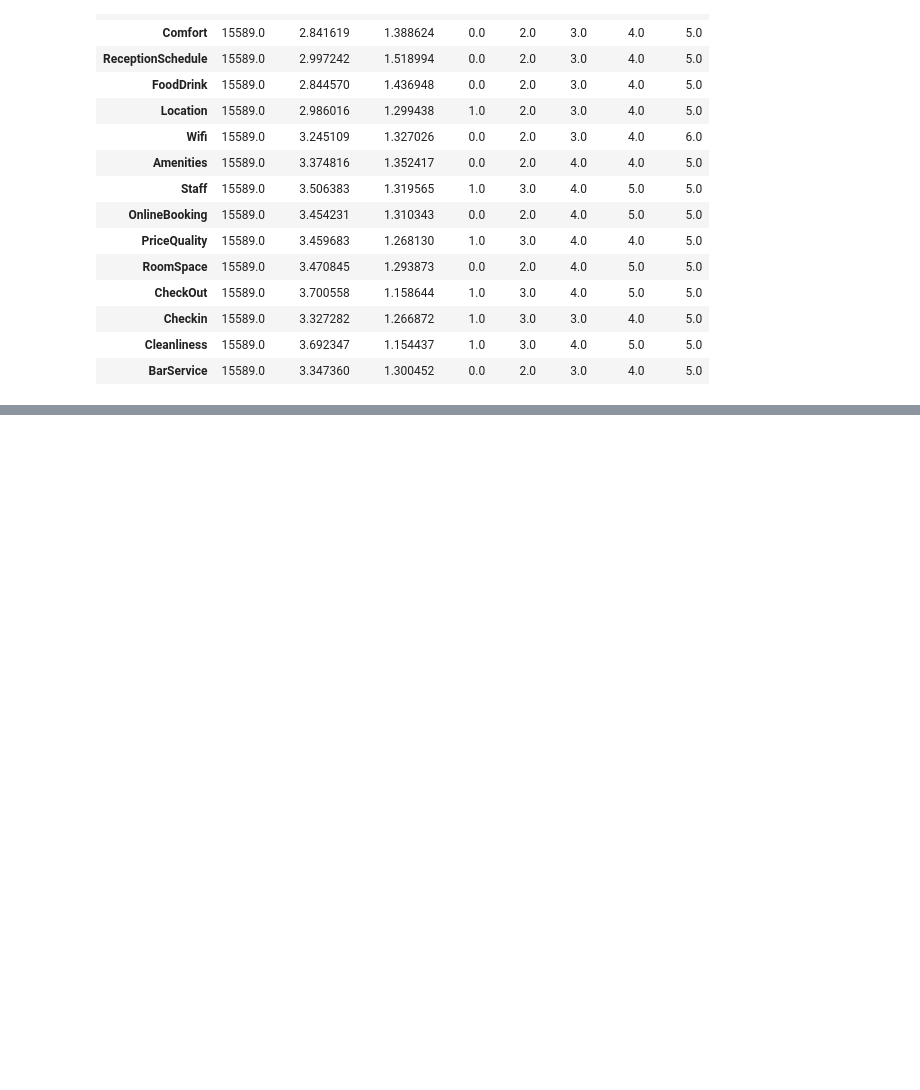
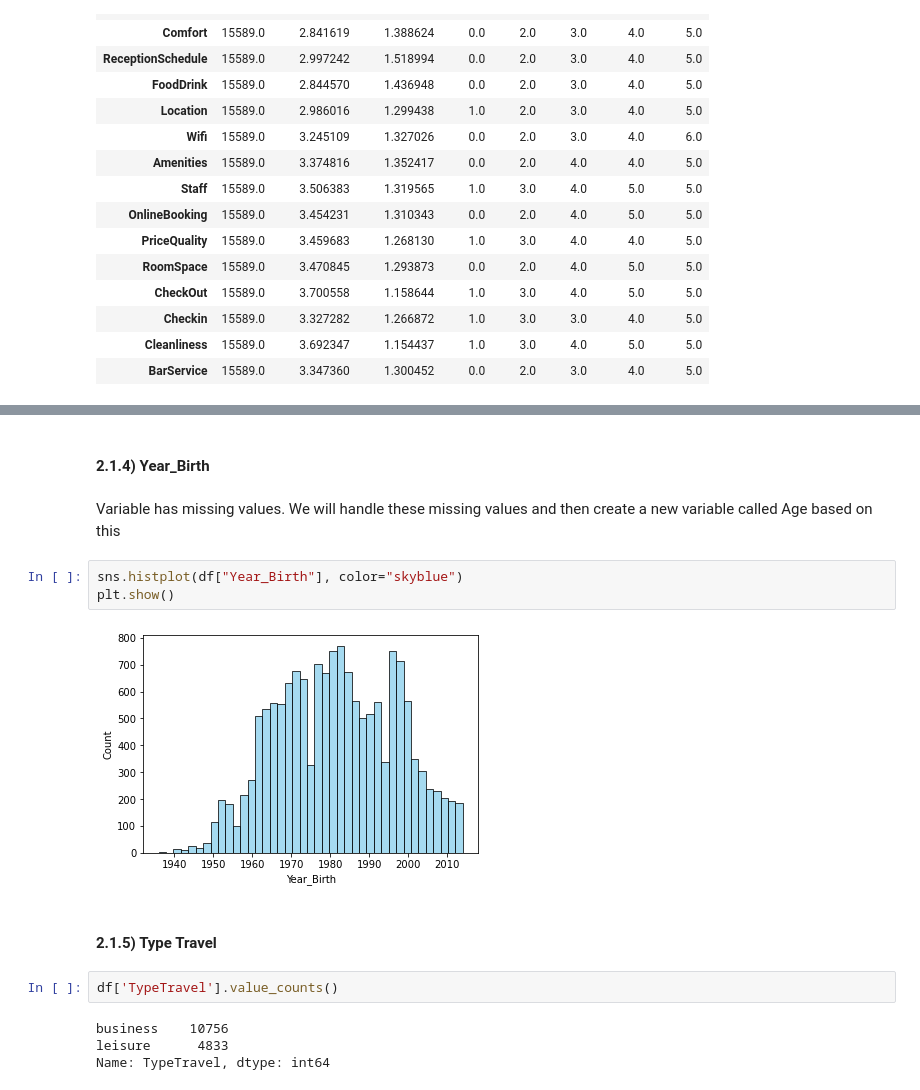
Before and after one commit to vascopombo/DSProject, a Jupyter notebook: P2/Project.ipynb, the cells around one changed output, grey strips where cells are left out. Drawn from its saved outputs; the diff is of its cells as text; blank space fills up the shorter version.

```diff
--- a/P2/Project.ipynb
+++ b/P2/Project.ipynb
@@ -126,0 +224,17 @@ df['Gender'] = [1 if i == 'Mr.' else 0 for i in df["Name"].str[:3]]
+# %% [markdown]
+#### 2.1.4) Year_Birth
+# %% [markdown]
+Variable has missing values. We will handle these missing values and then create a new variable called Age based on this
+# %%
+sns.histplot(df["Year_Birth"], color="skyblue")
+plt.show()
+# %% [output]
+[figure, added]
+# %% [markdown]
+#### 2.1.5) Type Travel
+# %%
+df['TypeTravel'].value_counts()
+# %% [output]
+business    10756
+leisure      4833
+Name: TypeTravel, dtype: int64
```
Also changed, not shown: parts of 110 cells of this notebook, 2 other files.
